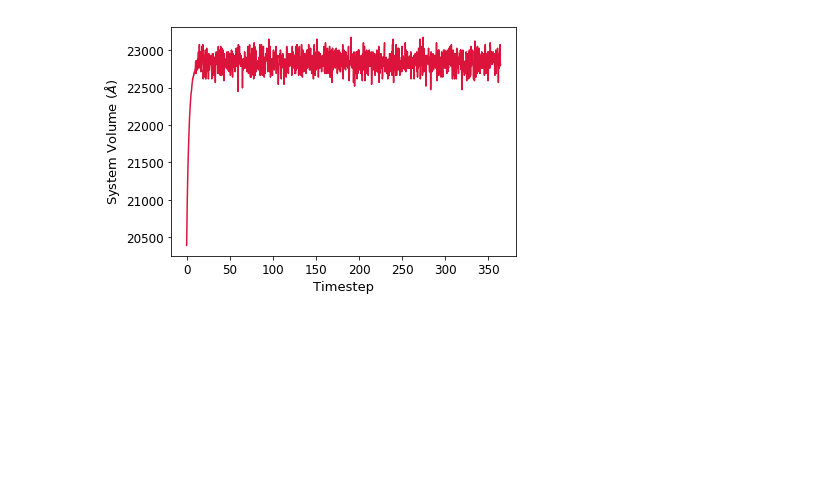
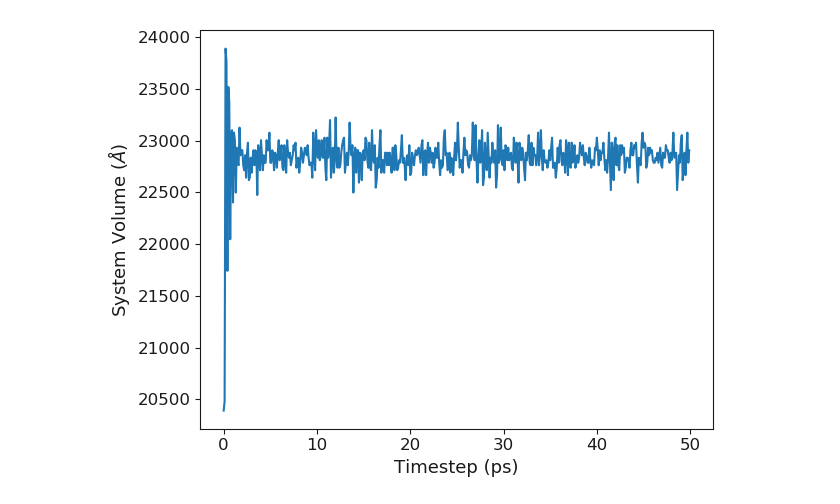
Before and after one commit to symmy596/Polypy, a Jupyter notebook: examples/MSD.ipynb, the cells around one changed output. Saved outputs shown, nothing was run; the diff lists cells and outputs as text; code cells hidden in the pictures; blank space fills up the shorter version.

Commit message:
Docs, Examples

```diff
--- a/examples/MSD.ipynb
+++ b/examples/MSD.ipynb
@@ -7,3 +6,3 @@ from polypy import Write as wr
 import numpy as np
 # %%
-timestep = 0.25
+timestep = 0.1
@@ -18,0 +9,6 @@ msd_data = MSD.msd(data, timestep)
+# %%
+data = rd.read_history("example_data/HISTORY", ["F"])
+# %%
+msd_data = msd.msd(data, timestep)
+# %%
+wr.msd_plot(msd_data, set_style="ggplot")
@@ -45,8 +43,9 @@ One Dimensional Diffusion Coefficient in Z 0.532049760592063
 # %%
-volume, time = Ut.system_volume(data, timestep)
+volume, time = ut.system_volume(data, timestep)
+wr.volume_plot(time, volume)
 Average_Volume = np.mean(volume)
 # %% [output]
-[figure, old version]
+[figure, new version]
 # %%
 Number_of_Charge_Carriers = data['natoms']
 # %%
```
Also changed, not shown: parts of 9 cells of this notebook, 11 other files.
